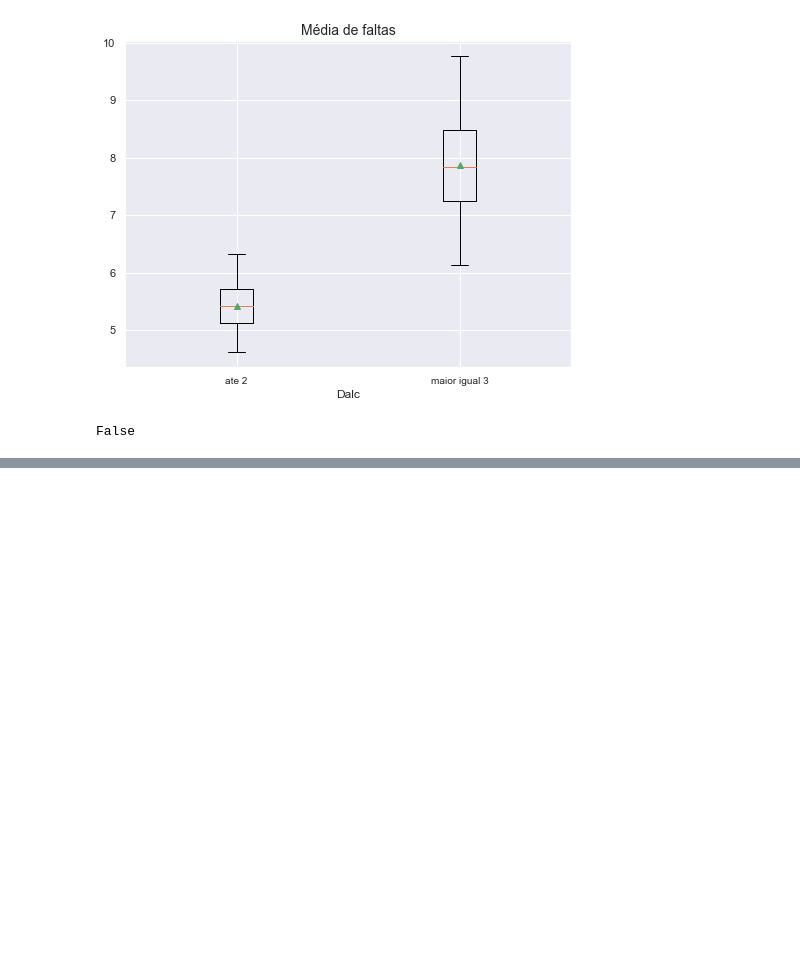
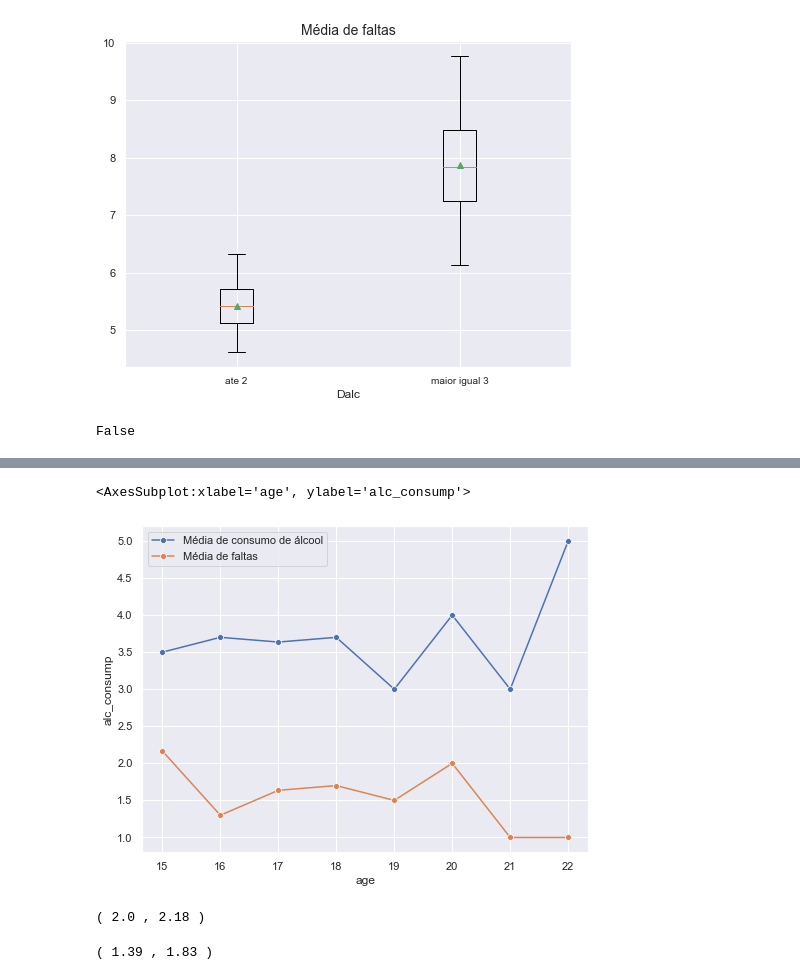
Before and after one commit to ferprr/data-science-project, a Jupyter notebook: notebooks/hypothesis_tests_and_IC.ipynb, the cells around one changed output, grey strips where cells are left out. Saved outputs shown, nothing was run; the diff lists cells and outputs as text; code cells hidden in the pictures; blank space fills up the shorter version.

```diff
--- a/notebooks/hypothesis_tests_and_IC.ipynb
+++ b/notebooks/hypothesis_tests_and_IC.ipynb
@@ -401,0 +439,43 @@ resposta2(diffs_t2, result_t2)
+# %%
+#Consumo de 3 a 5 vezes
+df2_t3 = alcohol_consumption[alcohol_consumption['Dalc'] > 2]
+df2_t3
+
+df_3_4_5_t3 = (df2_t3.groupby('age')
+              .agg({'studytime': 'mean', 'Dalc': 'mean'})
+              .reset_index()
+              .rename(columns={'Dalc':'alc_consump'}))
+
+df_3_4_5_t3
+
+sns.lineplot(x='age', y='alc_consump', marker='o',
+                         data=df_3_4_5_t3, label='Média de consumo de álcool', sort=False)
+sns.lineplot(x='age', y='studytime', marker='o',
+                         data=df_3_4_5_t3, label='Média de faltas', sort=False)
+# %% [output]
+<AxesSubplot:xlabel='age', ylabel='alc_consump'>
+[figure, added]
+# %%
+#IC para media de tempo de estudo que bebem até 2 vezes nos dias úteis da semana com 95% de confiança
+media_ate_2_t3 = np.mean(alcohol_consumption.loc[alcohol_consumption['Dalc'] < 3 ,'studytime'])
+desvio_patrao_ate_2_t3 = np.std(alcohol_consumption.loc[alcohol_consumption['Dalc'] < 3,'studytime'])
+
+z = 1.96
+CI_inf_ate_2_t3 = media_ate_2_t3 - z*(desvio_patrao_ate_2_t3/np.sqrt(len(alcohol_consumption.loc[alcohol_consumption['Dalc'] < 3])))
+CI_sup_ate_2_t3 = media_ate_2_t3 + z*(desvio_patrao_ate_2_t3/np.sqrt(len(alcohol_consumption.loc[alcohol_consumption['Dalc'] < 3])))
+
+print('(', np.round(CI_inf_ate_2_t3,2), ',',np.round(CI_sup_ate_2_t3,2), ')')
+# %% [output]
+( 2.0 , 2.18 )
+# %%
+#IC para media de faltas de alunos que bebem de 3 a 5 vezes nos dias úteis da semana com 95% de confiança
+media_3_a_5_t3 = np.mean(alcohol_consumption.loc[alcohol_consumption['Dalc'] > 2 ,'studytime'])
+desvio_patrao_3_a_5_t3 = np.std(alcohol_consumption.loc[alcohol_consumption['Dalc'] > 2,'studytime'])
+
+z = 1.96
+CI_inf_3_a_5_t3 = media_3_a_5_t3 - z*(desvio_patrao_3_a_5_t3/np.sqrt(len(alcohol_consumption.loc[alcohol_consumption['Dalc'] > 2])))
+CI_sup_3_a_5_t3 = media_3_a_5_t3 + z*(desvio_patrao_3_a_5_t3/np.sqrt(len(alcohol_consumption.loc[alcohol_consumption['Dalc'] > 2])))
+
+print('(', np.round(CI_inf_3_a_5_t3,2), ',',np.round(CI_sup_3_a_5_t3,2), ')')
+# %% [output]
+( 1.39 , 1.83 )
```
Also changed, not shown: parts of 9 cells of this notebook.
